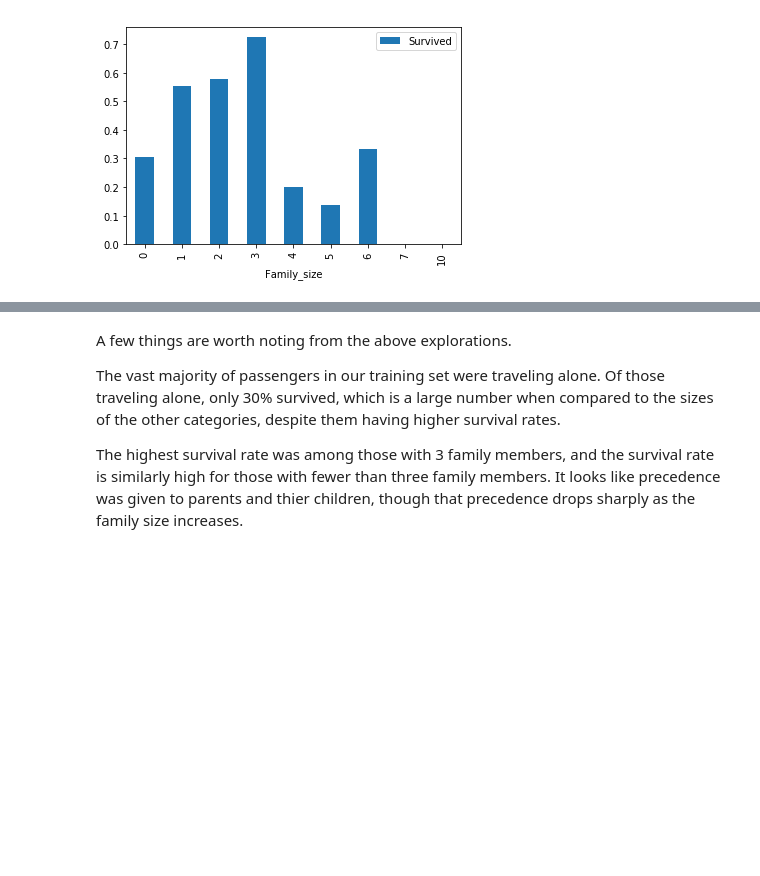
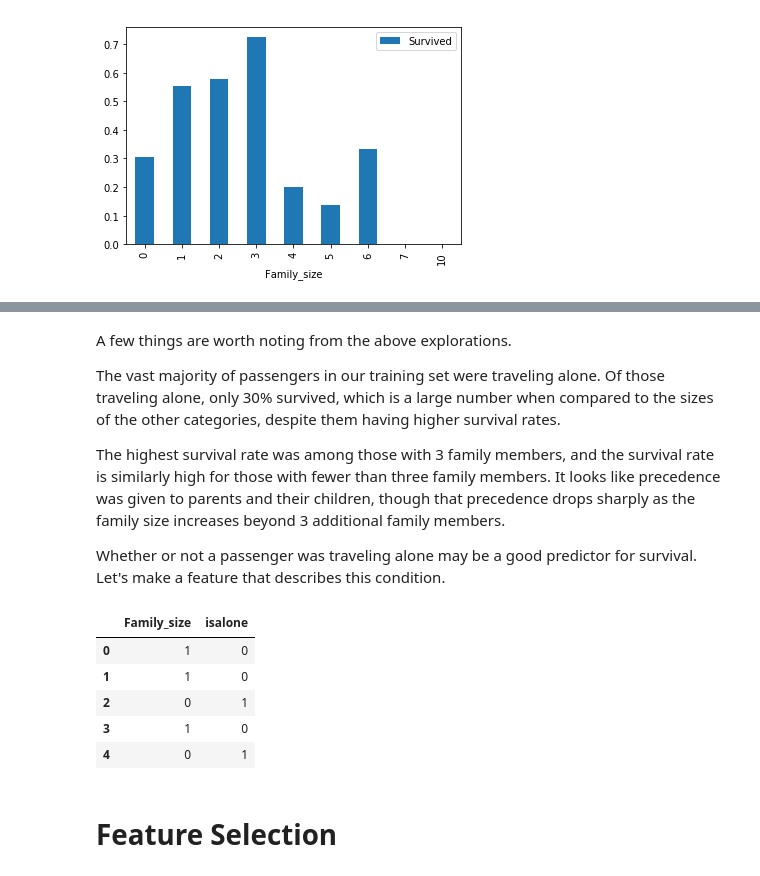
Before and after one commit to ZRupp/titanic-kaggle, a Jupyter notebook: Untitled.ipynb, the cells around one changed output, grey strips where cells are left out. Drawn from its saved outputs; the diff is of its cells as text; code cells hidden in the pictures; blank space fills up the shorter version.

```diff
--- a/Untitled.ipynb
+++ b/Untitled.ipynb
@@ -111,6 +123,14 @@ def create_dummies(df,column_name):
     return df
 
 def process_df(df):
+    '''Process the DataFrame using the processing functions defined above.
+
+    Usage
+    ------
+
+    train = process_df(train)
+    '''
+
     df = process_missing(df)
     df = process_age(df)
     df = process_fare(df)
@@ -236,4 +269,34 @@ A few things are worth noting from the above explorations.
 
 The vast majority of passengers in our training set were traveling alone. Of those traveling alone, only 30% survived, which is a large number when compared to the sizes of the other categories, despite them having higher survival rates.
 
-The highest survival rate was among those with 3 family members, and the survival rate is similarly high for those with fewer than three family members. It looks like precedence was given to parents and thier children, though that precedence drops sharply as the family size increases.
+The highest survival rate was among those with 3 family members, and the survival rate is similarly high for those with fewer than three family members. It looks like precedence was given to parents and their children, though that precedence drops sharply as the family size increases beyond 3 additional family members.
+
+Whether or not a passenger was traveling alone may be a good predictor for survival. Let's make a feature that describes this condition.
+# %%
+def is_alone(df):
+    """Create new 'isalone' column.
+
+    Usage
+    ------
+
+    train = is_alone(train)
+    """
+
+    df['isalone'] = np.where(df['Family_size'] == 0, 1, 0)
+
+    return df
+
+train = is_alone(train)
+holdout = is_alone(holdout)
+# %%
+# Make sure we didn't mess anything up
+train[['Family_size', 'isalone']].head()
+# %% [output]
+|  | Family_size | isalone |
+| 0 | 1 | 0 |
+| 1 | 1 | 0 |
+| 2 | 0 | 1 |
+| 3 | 1 | 0 |
+| 4 | 0 | 1 |
+# %% [markdown]
+# Feature Selection
```
Also changed, not shown: parts of 29 cells of this notebook, 1 other file.
